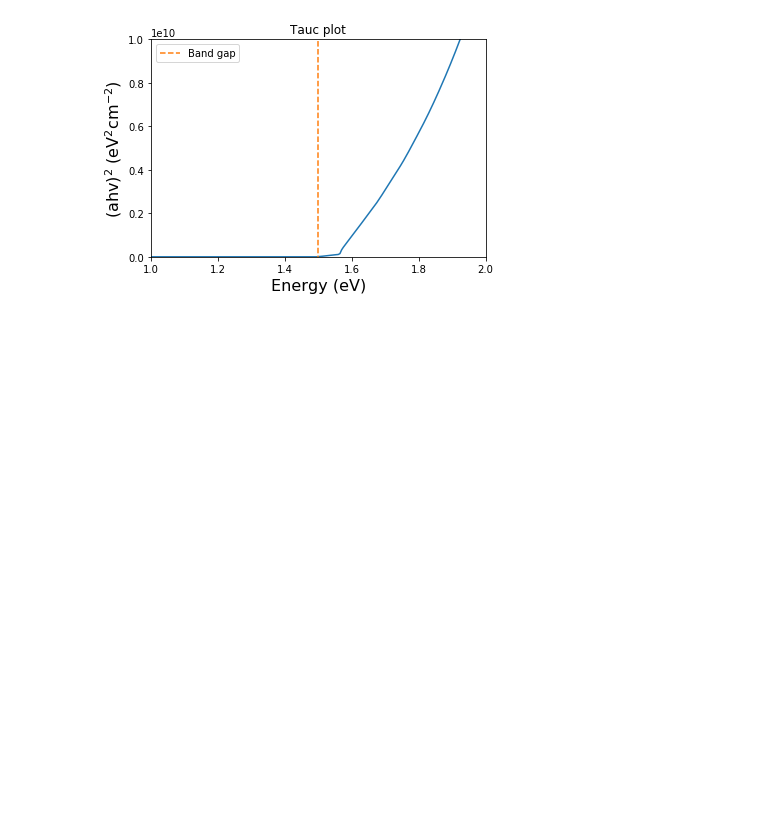
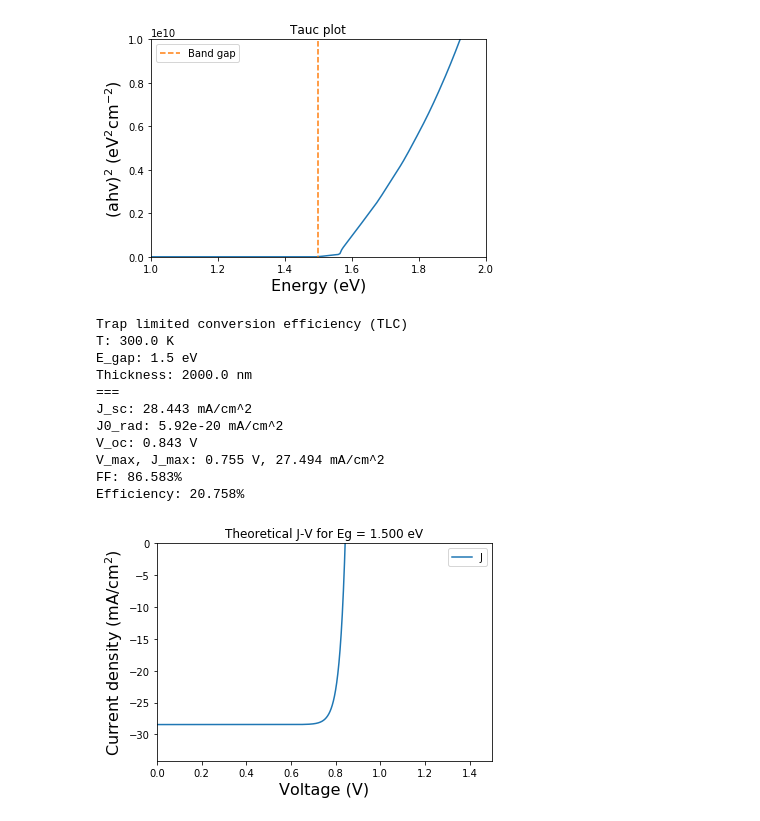
Before and after one commit to frssp/atlc, a Jupyter notebook: aTLC.ipynb, the cells around one changed output. Saved outputs shown, nothing was run; the diff lists cells and outputs as text; code cells hidden in the pictures; blank space fills up the shorter version.

```diff
--- a/aTLC.ipynb
+++ b/aTLC.ipynb
@@ -25,3 +32,23 @@ Efficiency: 31.501%
 [figure]
 [figure]
 [figure]
+# %%
+# atlc_CZTS.calculate_SRH()
+# atlc_CZTS.calculate_rad()
+atlc_CZTS.calculate()
+
+print(atlc_CZTS)
+atlc_CZTS.plot_jv()
+# %% [output]
+Trap limited conversion efficiency (TLC)
+T: 300.0 K
+E_gap: 1.5 eV
+Thickness: 2000.0 nm
+===
+J_sc: 28.443 mA/cm^2
+J0_rad: 5.92e-20 mA/cm^2
+V_oc: 0.843 V
+V_max, J_max: 0.755 V, 27.494 mA/cm^2
+FF: 86.583%
+Efficiency: 20.758%
+[figure, added]
```
Also changed, not shown: parts of 4 cells of this notebook, 7 other files.
